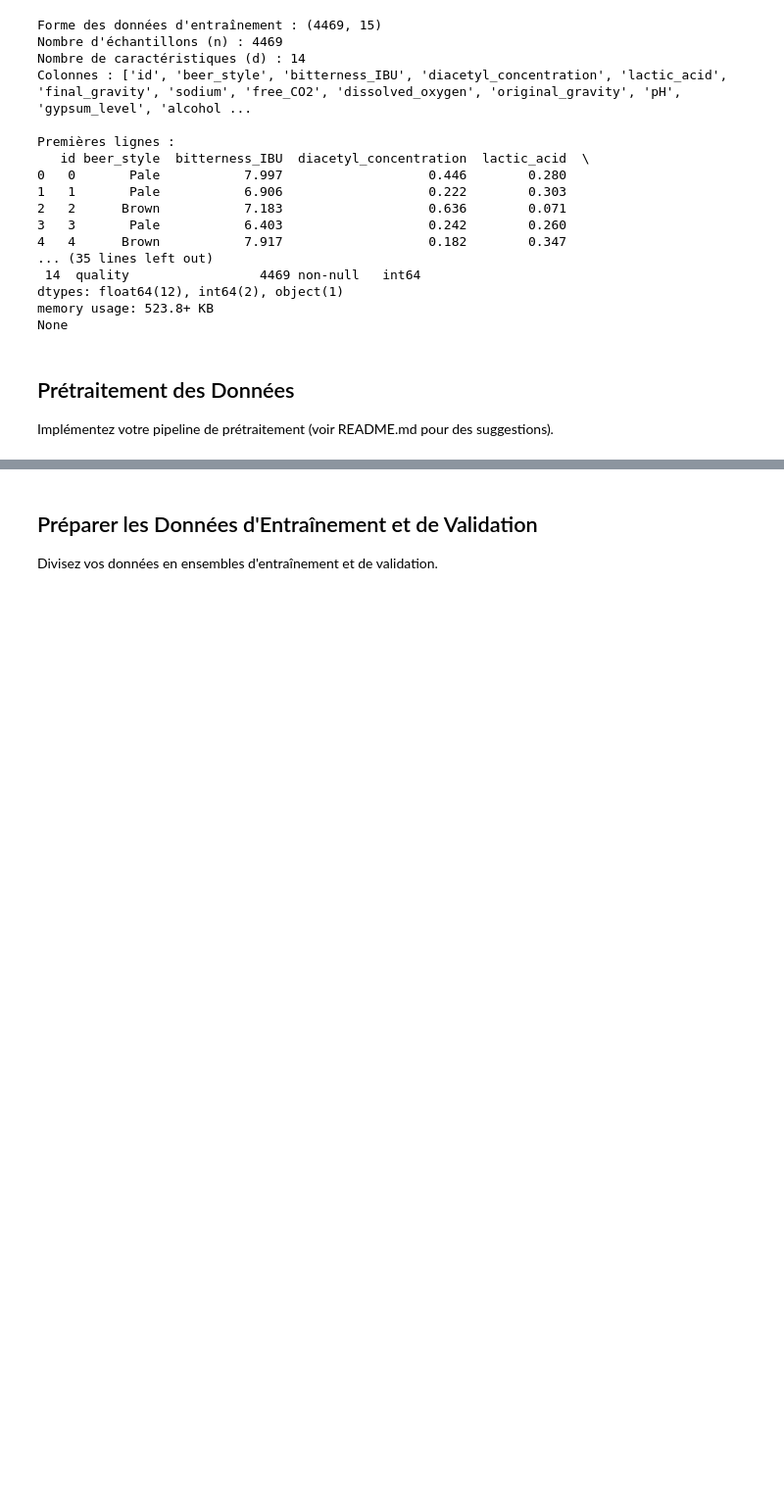
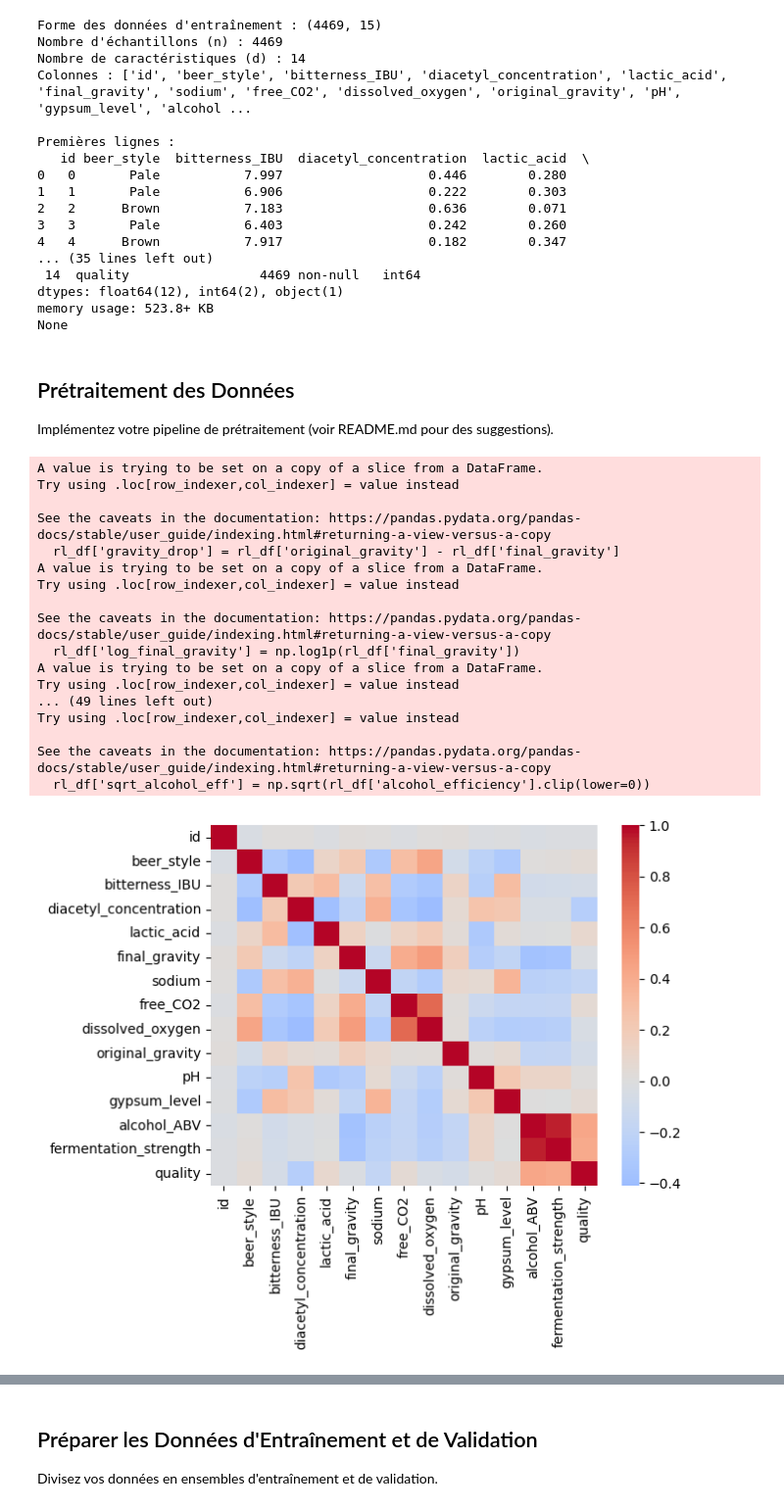
Before and after one commit to Yamires/Data_Competition, a Jupyter notebook: notebook.ipynb, the cells around one changed output, grey strips where cells are left out. Shown at 98% size. Drawn from its saved outputs; the diff is of its cells as text; code cells hidden in the pictures; blank space fills up the shorter version.

```diff
--- a/notebook.ipynb
+++ b/notebook.ipynb
@@ -63,16 +63,76 @@ Implémentez votre pipeline de prétraitement (voir README.md pour des suggestio
 # %%
 ####################################################################
 ###############   À compléter   ####################################
 ####################################################################
 
-if 'id' in train_df.columns:
-    train_df = train_df.drop(columns=['id'])
 
-encoder = LabelEncoder()
-train_df['beer_style'] = encoder.fit_transform(train_df['beer_style'])
+cols = ['lactic_acid','final_gravity','free_CO2','dissolved_oxygen','original_gravity','pH','quality']
+le = LabelEncoder()
+train_df['beer_style'] = le.fit_transform(train_df['beer_style'])
+rl_df = train_df[train_df['quality'].between(4,8)]
+rl_df['gravity_drop'] = rl_df['original_gravity'] - rl_df['final_gravity']
+rl_df['log_final_gravity'] = np.log1p(rl_df['final_gravity'])
+rl_df['acid_balance'] = rl_df['lactic_acid'] / (rl_df['pH'] + 1e-5)
+rl_df['gas_balance'] = rl_df['free_CO2'] / (rl_df['dissolved_oxygen'] + 1e-5)
+rl_df['mineral_strength'] = rl_df['gypsum_level'] * rl_df['sodium']
+rl_df['alcohol_efficiency'] = rl_df['alcohol_ABV'] / (rl_df['gravity_drop'] + 1e-5)
+rl_df['residual_sugar_index'] = rl_df['final_gravity'] / (rl_df['original_gravity'] + 1e-5)
+rl_df['fermentation_ratio'] = rl_df['fermentation_strength'] / (rl_df['alcohol_ABV'] + 1e-5)
+rl_df['lactic_intensity'] = rl_df['lactic_acid'] * rl_df['fermentation_strength']
+rl_df['acid_x_gas'] = rl_df['acid_balance'] * rl_df['gas_balance']
+rl_df['acid_x_gravity'] = rl_df['acid_balance'] * rl_df['gravity_drop']
+rl_df['log_gravity_drop'] = np.log1p(rl_df['gravity_drop'].clip(lower=0))
+rl_df['sqrt_alcohol_eff'] = np.sqrt(rl_df['alcohol_efficiency'].clip(lower=0))
 
-X = train_df.drop(columns=['quality'])
-y = train_df['quality']
+
+# train_df[cols].copy()
+corr = train_df.corr(numeric_only=True)
+sns.heatmap(corr, cmap='coolwarm', center=0)
+sns.pairplot(rl_df[['lactic_acid','pH','alcohol_ABV','final_gravity','quality']], hue='quality')
+plt.figure(figsize=(10,6))
+sns.heatmap(rl_df[['gravity_drop','acid_balance','gas_balance','alcohol_efficiency','quality']].corr(),
+            annot=True, cmap='coolwarm', center=0)
+plt.title("Corrélations des nouvelles features avec la qualité")
+plt.show()
+
+corr2 = rl_df[['acid_x_gas','acid_x_gravity','log_gravity_drop','sqrt_alcohol_eff','quality']].corr()
+sns.heatmap(corr2, annot=True, cmap='coolwarm', center=0)
+plt.title("Corrélations des features non linéaires avec la qualité")
+plt.show()
+
+
+print(train_df.head())
+print(train_df.shape)
+
+if 'id' in rl_df.columns:
+    rl_df =rl_df.drop(columns=['id'])
+
+X = rl_df.drop(columns=['quality'])
+y = rl_df['quality']
+
 
 scaler = StandardScaler()
 X_scaled = scaler.fit_transform(X)
+
+
+print(X.shape, y.shape)
+print(y.value_counts())
+# %% [output]
+A value is trying to be set on a copy of a slice from a DataFrame.
+Try using .loc[row_indexer,col_indexer] = value instead
+
+See the caveats in the documentation: https://pandas.pydata.org/pandas-docs/stable/user_guide/indexing.html#returning-a-view-versus-a-copy
+  rl_df['gravity_drop'] = rl_df['original_gravity'] - rl_df['final_gravity']
+A value is trying to be set on a copy of a slice from a DataFrame.
+Try using .loc[row_indexer,col_indexer] = value instead
+
+See the caveats in the documentation: https://pandas.pydata.org/pandas-docs/stable/user_guide/indexing.html#returning-a-view-versus-a-copy
+  rl_df['log_final_gravity'] = np.log1p(rl_df['final_gravity'])
+A value is trying to be set on a copy of a slice from a DataFrame.
+Try using .loc[row_indexer,col_indexer] = value instead
+... (49 lines left out)
+Try using .loc[row_indexer,col_indexer] = value instead
+
+See the caveats in the documentation: https://pandas.pydata.org/pandas-docs/stable/user_guide/indexing.html#returning-a-view-versus-a-copy
+  rl_df['sqrt_alcohol_eff'] = np.sqrt(rl_df['alcohol_efficiency'].clip(lower=0))
+[figure, added]
```
Also changed, not shown: parts of 5 cells of this notebook, 6 other files.
